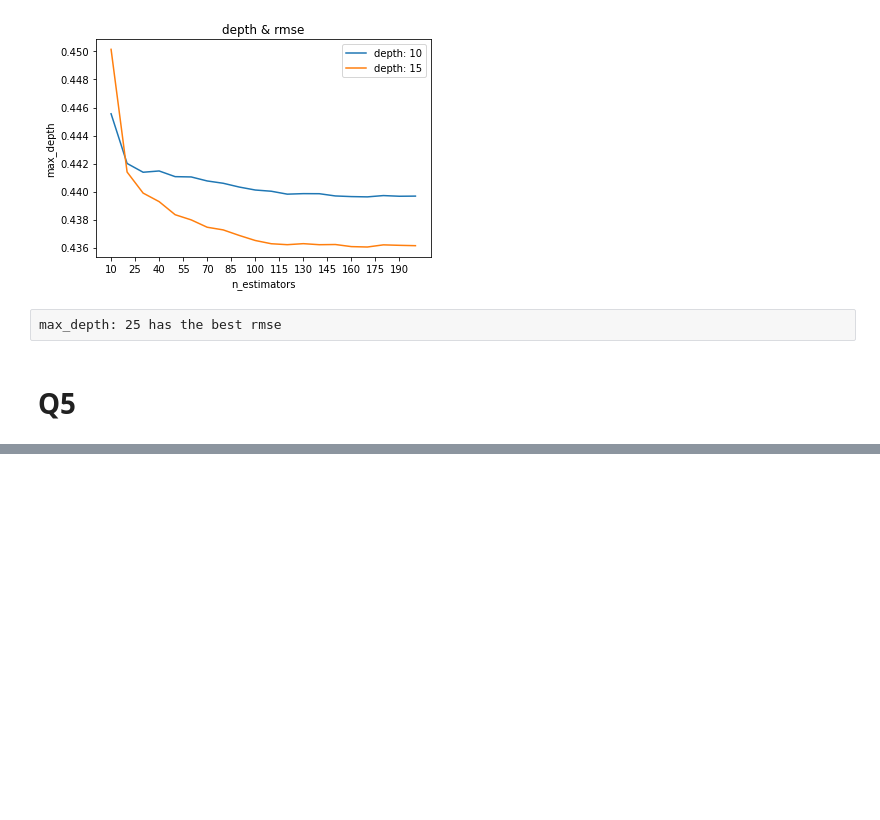
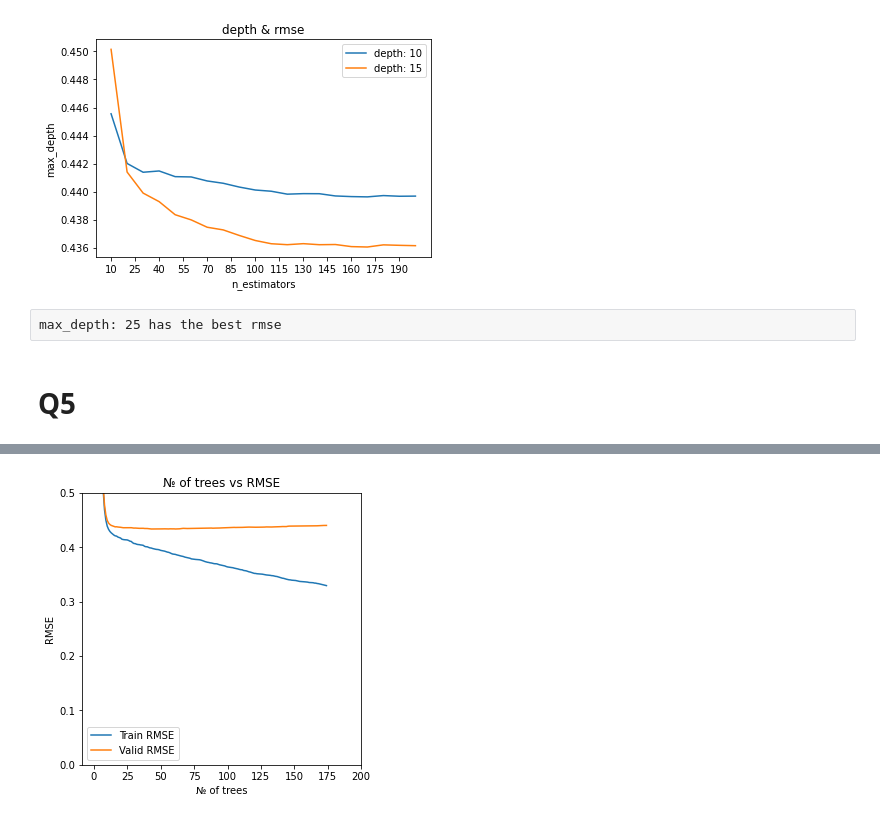
Before and after one commit to SleeplessChallenger/ML_ZoomCamp_code, a Jupyter notebook: 5.DecisionTree_EnsembleLearning/airbnb_price.ipynb, the cells around one changed output, grey strips where cells are left out. Drawn from its saved outputs; the diff is of its cells as text; code cells hidden in the pictures; blank space fills up the shorter version.

```diff
--- a/5.DecisionTree_EnsembleLearning/airbnb_price.ipynb
+++ b/5.DecisionTree_EnsembleLearning/airbnb_price.ipynb
@@ -254,0 +331,20 @@ max_depth: 25 has the best rmse
+# %%
+def parse_output(output):
+    tree_list = []
+    aucs_train = []
+    aucs_valid = []
+
+    for line in output.stdout.strip().split('\n'):
+        tree, train, valid = line.split('\t')
+
+        iteration = int(tree.strip('[]'))
+        train = float(train.split(':')[1])
+        valid = float(valid.split(':')[1])
+
+        tree_list.append(iteration)
+        aucs_train.append(train)
+        aucs_valid.append(valid)
+
+    return tree_list, aucs_train, aucs_valid
+# %%
+trees, train, valid = parse_output(output)
@@ -254,0 +353,16 @@ max_depth: 25 has the best rmse
+# %%
+plt.figure(figsize=(5,5))
+plt.plot(trees, train, label='Train RMSE')
+plt.plot(trees, valid, label='Valid RMSE')
+plt.xticks(range(0, 201, 25))
+
+plt.ylim(0, 0.5)
+
+plt.title('№ of trees vs RMSE')
+plt.xlabel('№ of trees')
+plt.ylabel('RMSE')
+
+plt.legend()
+plt.show()
+# %% [output]
+[figure, added]
```
Also changed, not shown: parts of 20 cells of this notebook.
